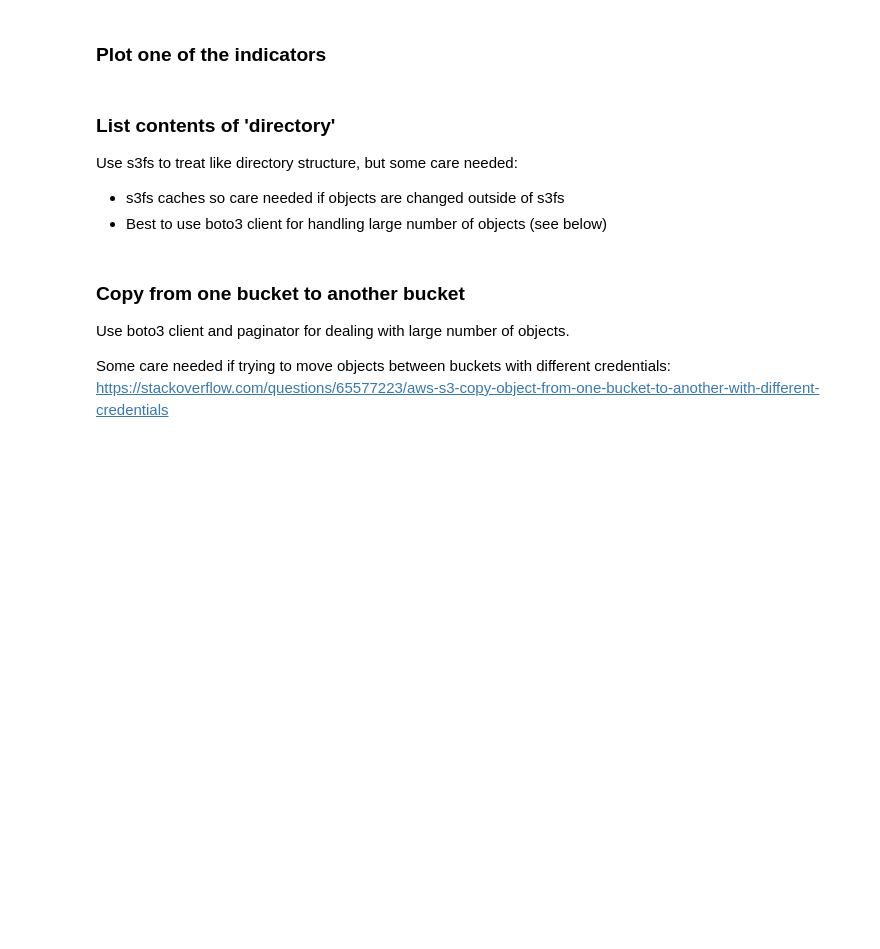
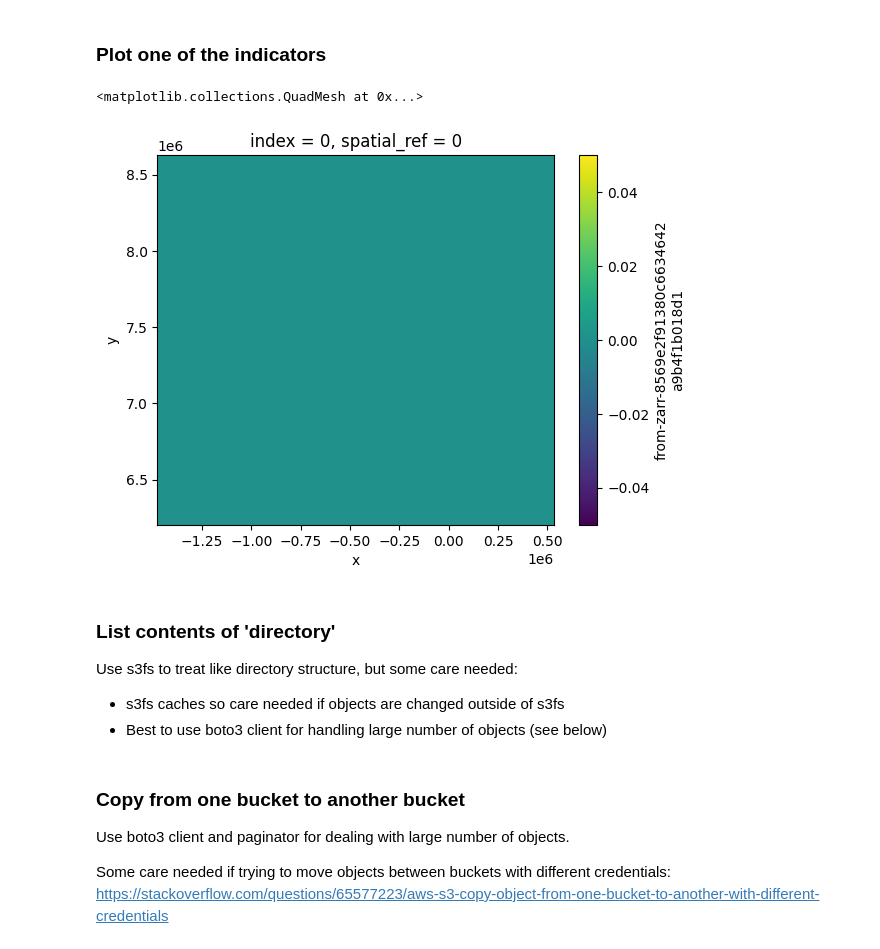
Before and after one commit to os-climate/hazard, a Jupyter notebook: notebooks/launcher.ipynb, the cells around one changed output. Cells and saved outputs as stored; diff of their text form; code cells hidden in the pictures; blank space fills up the shorter version.

```diff
--- a/notebooks/launcher.ipynb
+++ b/notebooks/launcher.ipynb
@@ -135,12 +102,15 @@ ValueError: expect coordinates: 'lat', 'lon' and 'time'
 # %%
 from hazard.sources.osc_zarr import OscZarr  # noqa: E402
 import os, os.path  # noqa: E402
 
 test_output_dir = os.path.join(os.getcwd(), "src/test/test_output")
 store = zarr.DirectoryStore(os.path.join(test_output_dir, 'hazard', 'hazard.zarr'))
 target = OscZarr(store=store)
-da = target.read("chronic_heat/osc/v2/days_tas_above_15c_NorESM2-MM_ssp585_2030")
+da = target.read("chronic_heat/osc/v2/days_tas_above_15c_ukcp18_rcp85_2030_map")
 da.plot()
+# %% [output]
+<matplotlib.collections.QuadMesh at 0x...>
+[figure, added]
 # %% [markdown]
 ### List contents of 'directory'
 
```
Also changed, not shown: parts of 1 cell of this notebook, 2 other files.
